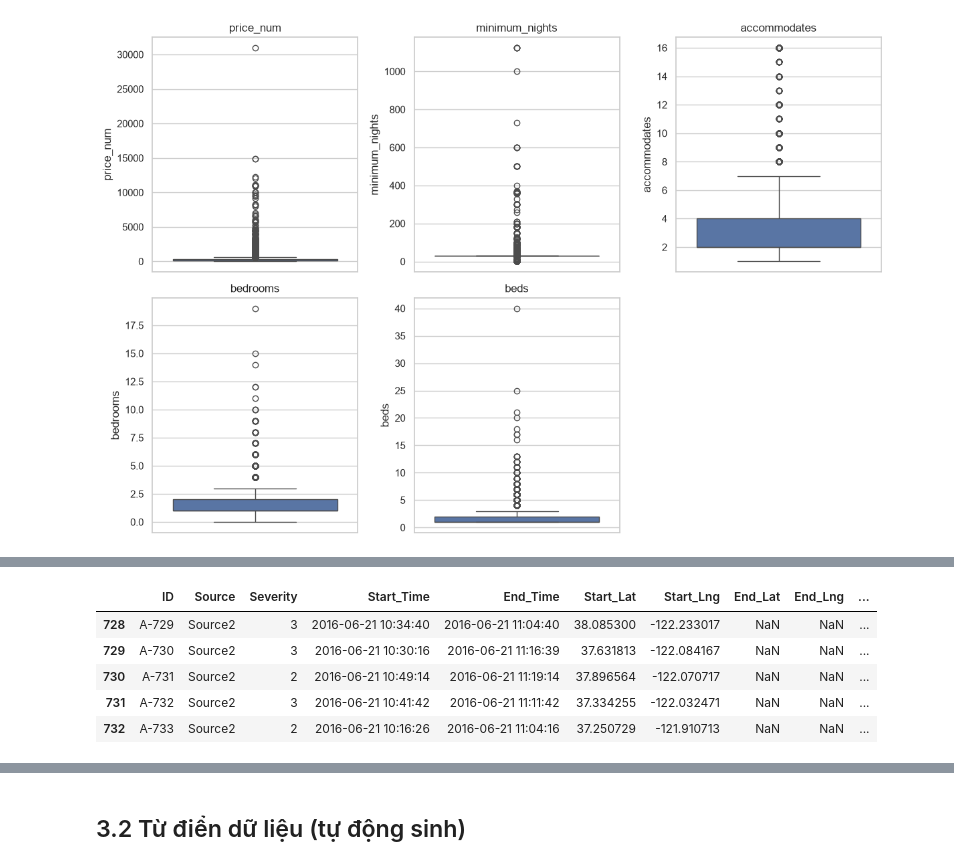
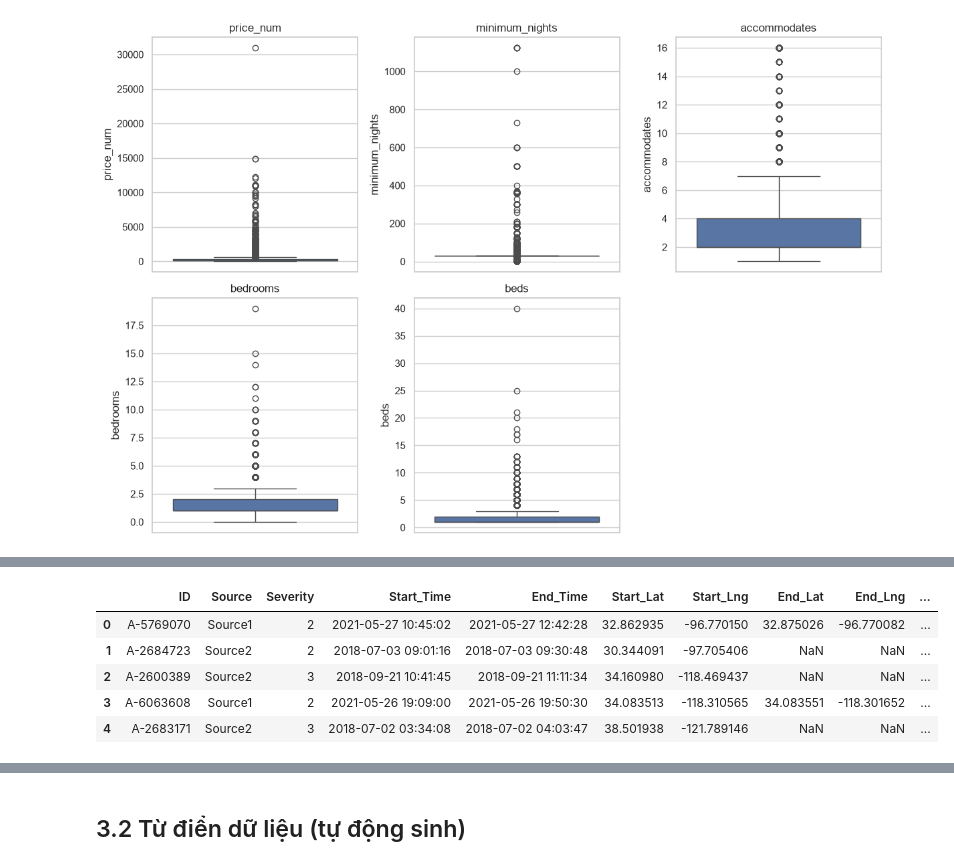
Before and after one commit to Banh-ntat/data_mining_project, a Jupyter notebook: bai-1/khao-sat.ipynb, the cells around one changed output, grey strips where cells are left out. Cells and saved outputs as stored; diff of their text form; code cells hidden in the pictures.

```diff
--- a/bai-1/khao-sat.ipynb
+++ b/bai-1/khao-sat.ipynb
@@ -536,13 +2918,64 @@ print('Đã lưu file tiền xử lý Bộ 2.')
 # %%
+# ============================================================
+# US ACCIDENTS - LẤY MẪU DỮ LIỆU
+# ============================================================
+
 accidents_path = f'{RAW_DIR}/us_accidents/US_Accidents.csv'
 
-# Gợi ý: đọc theo chunk và lọc bang để tránh quá tải bộ nhớ với file gốc rất lớn
+TARGET_ROWS = 80_000
+RANDOM_STATE = 42
+
+# ------------------------------------------------------------
+# 1. Đọc dữ liệu theo chunk và chỉ giữ CA + TX
+# ------------------------------------------------------------
+
+chunks = []
+
+for chunk in pd.read_csv(
+    accidents_path,
+    chunksize=200_000
+):
+
+    filtered = chunk[
+        chunk['State'].isin(['CA', 'TX'])
+    ]
+
+    if len(filtered) > 0:
+        chunks.append(filtered)
+
 accidents_df = pd.concat(
-    chunk[chunk['State'].isin(['CA', 'TX'])]
-    for chunk in pd.read_csv(accidents_path, chunksize=200_000)
+    chunks,
+    ignore_index=True
 )
 
-# accidents_df = pd.read_csv(accidents_path)  # thay bằng cách đọc theo chunk nếu file quá lớn
-print('Kích thước:', accidents_df.shape)
+print("Số dòng CA + TX trước khi lấy mẫu:", len(accidents_df))
+
+# ------------------------------------------------------------
+# 2. Lấy mẫu xuống 80.000 dòng
+# ------------------------------------------------------------
+
+if len(accidents_df) > TARGET_ROWS:
+
+    accidents_df = accidents_df.sample(
+        n=TARGET_ROWS,
+        random_state=RANDOM_STATE
+    ).reset_index(drop=True)
+
+# ------------------------------------------------------------
+# 3. Kiểm tra
+# ------------------------------------------------------------
+
+print("=" * 60)
+print("US ACCIDENTS - DATASET SAU KHI GIẢM QUY MÔ")
+print("=" * 60)
+
+print("Số dòng:", len(accidents_df))
+print("Số cột:", len(accidents_df.columns))
+
+print("\nPhân bố theo State:")
+print(accidents_df['State'].value_counts())
+
+print("\nKích thước:", accidents_df.shape)
+
 accidents_df.head()
 # %% [output]
@@ -550,6 +2996,6 @@ Kích thước: (2324270, 46)
 |  | ID | Source | Severity | Start_Time | End_Time | Start_Lat | Start_Lng | End_Lat | End_Lng | ... |
-| 728 | A-729 | Source2 | 3 | 2016-06-21 10:34:40 | 2016-06-21 11:04:40 | 38.085300 | -122.233017 | NaN | NaN | ... |
-| 729 | A-730 | Source2 | 3 | 2016-06-21 10:30:16 | 2016-06-21 11:16:39 | 37.631813 | -122.084167 | NaN | NaN | ... |
-| 730 | A-731 | Source2 | 2 | 2016-06-21 10:49:14 | 2016-06-21 11:19:14 | 37.896564 | -122.070717 | NaN | NaN | ... |
-| 731 | A-732 | Source2 | 3 | 2016-06-21 10:41:42 | 2016-06-21 11:11:42 | 37.334255 | -122.032471 | NaN | NaN | ... |
-| 732 | A-733 | Source2 | 2 | 2016-06-21 10:16:26 | 2016-06-21 11:04:16 | 37.250729 | -121.910713 | NaN | NaN | ... |
+| 0 | A-5769070 | Source1 | 2 | 2021-05-27 10:45:02 | 2021-05-27 12:42:28 | 32.862935 | -96.770150 | 32.875026 | -96.770082 | ... |
+| 1 | A-2684723 | Source2 | 2 | 2018-07-03 09:01:16 | 2018-07-03 09:30:48 | 30.344091 | -97.705406 | NaN | NaN | ... |
+| 2 | A-2600389 | Source2 | 3 | 2018-09-21 10:41:45 | 2018-09-21 11:11:34 | 34.160980 | -118.469437 | NaN | NaN | ... |
+| 3 | A-6063608 | Source1 | 2 | 2021-05-26 19:09:00 | 2021-05-26 19:50:30 | 34.083513 | -118.310565 | 34.083551 | -118.301652 | ... |
+| 4 | A-2683171 | Source2 | 3 | 2018-07-02 03:34:08 | 2018-07-02 04:03:47 | 38.501938 | -121.789146 | NaN | NaN | ... |
```
Also changed, not shown: parts of 73 cells of this notebook, 11 other files.
